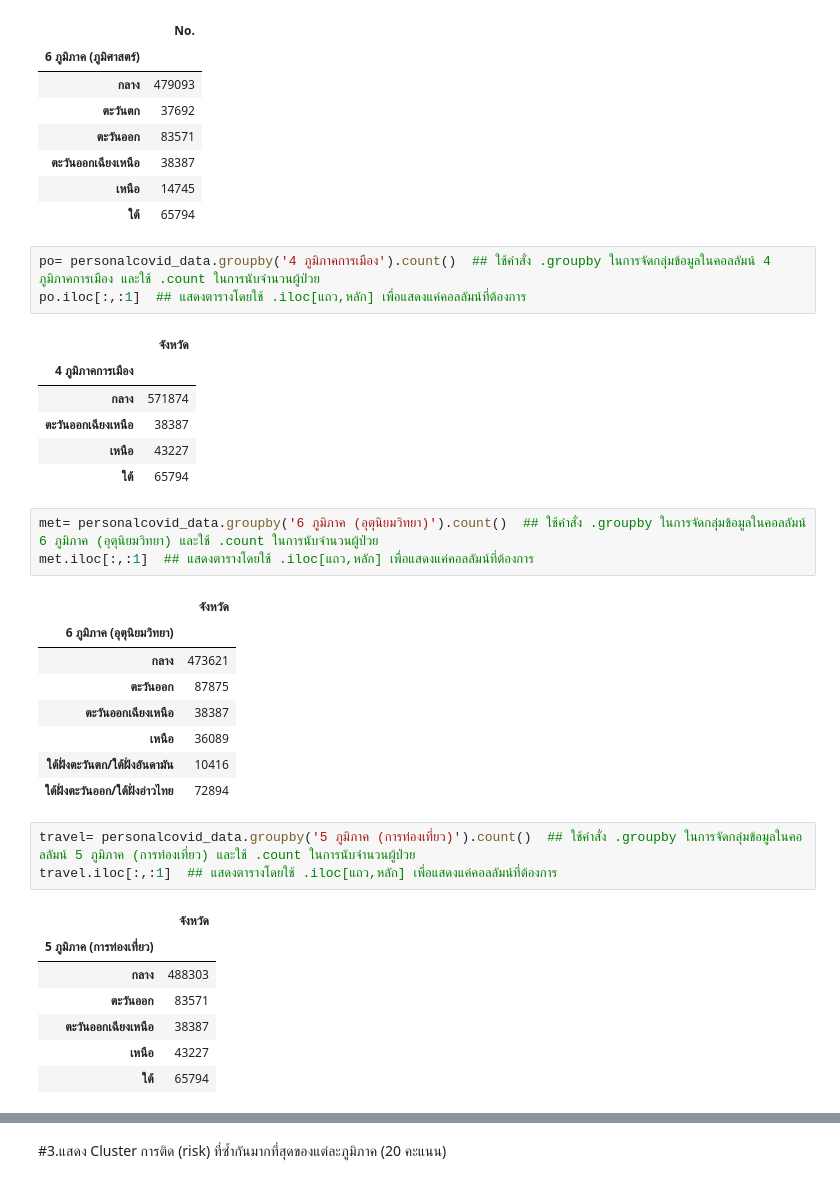
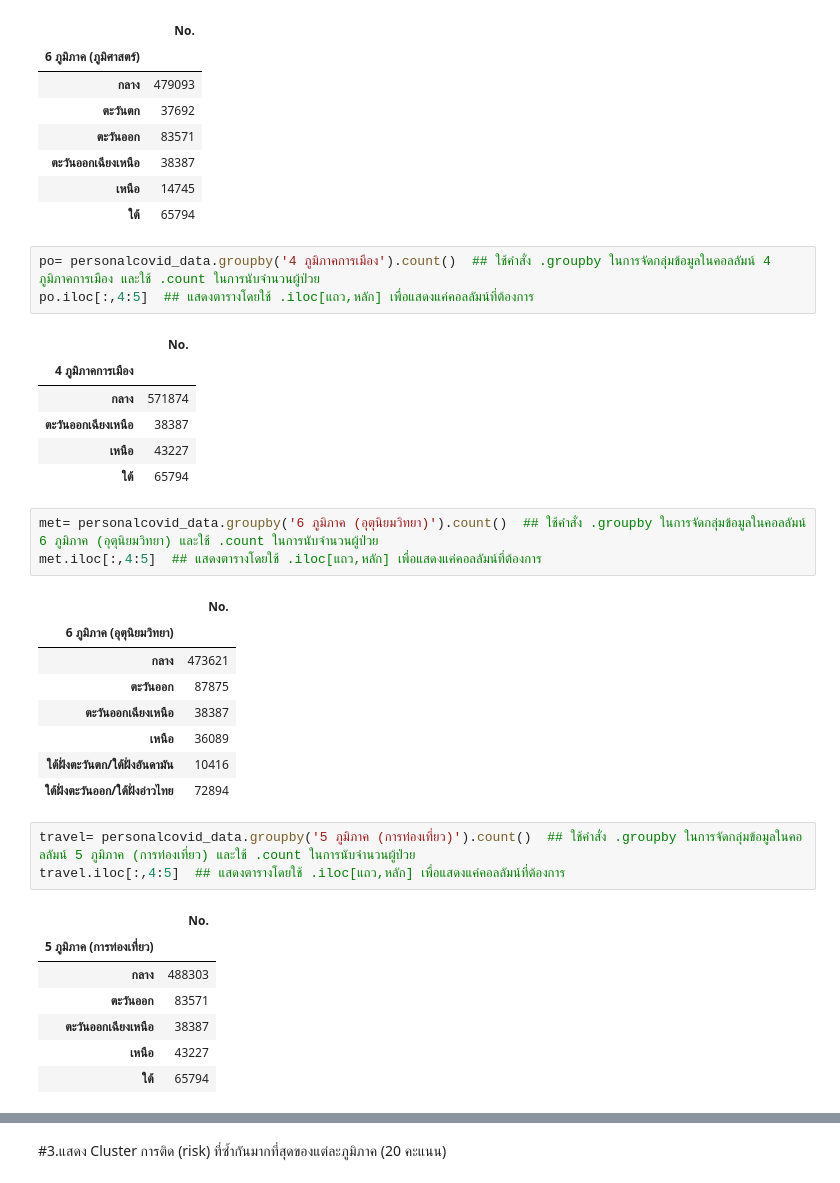
Before and after one commit to nichakornchaisuwan/data_viz_2022, a Jupyter notebook: BasicPython&DataViz_midterm2022.ipynb, the cells around one changed output, grey strips where cells are left out. Cells and saved outputs as stored; diff of their text form.

```diff
--- a/BasicPython&DataViz_midterm2022.ipynb
+++ b/BasicPython&DataViz_midterm2022.ipynb
@@ -561,9 +611,9 @@ geo.iloc[:,4:5]  ## แสดงตารางโดยใช้ .iloc[แถ
 | ใต้ | 65794 |
 # %%
 po= personalcovid_data.groupby('4 ภูมิภาคการเมือง').count()  ## ใช้คำสั่ง .groupby ในการจัดกลุ่มข้อมูลในคอลลัมน์ 4 ภูมิภาคการเมือง และใช้ .count ในการนับจำนวนผู้ป่วย
-po.iloc[:,:1]  ## แสดงตารางโดยใช้ .iloc[แถว,หลัก] เพื่อแสดงแค่คอลลัมน์ที่ต้องการ
+po.iloc[:,4:5]  ## แสดงตารางโดยใช้ .iloc[แถว,หลัก] เพื่อแสดงแค่คอลลัมน์ที่ต้องการ
 # %% [output]
-|  | จังหวัด |
+|  | No. |
 | 4 ภูมิภาคการเมือง |  |
 | กลาง | 571874 |
 | ตะวันออกเฉียงเหนือ | 38387 |
@@ -571,9 +621,9 @@ po.iloc[:,:1]  ## แสดงตารางโดยใช้ .iloc[แถว,
 | ใต้ | 65794 |
 # %%
 met= personalcovid_data.groupby('6 ภูมิภาค (อุตุนิยมวิทยา)').count()  ## ใช้คำสั่ง .groupby ในการจัดกลุ่มข้อมูลในคอลลัมน์ 6 ภูมิภาค (อุตุนิยมวิทยา) และใช้ .count ในการนับจำนวนผู้ป่วย
-met.iloc[:,:1]  ## แสดงตารางโดยใช้ .iloc[แถว,หลัก] เพื่อแสดงแค่คอลลัมน์ที่ต้องการ
+met.iloc[:,4:5]  ## แสดงตารางโดยใช้ .iloc[แถว,หลัก] เพื่อแสดงแค่คอลลัมน์ที่ต้องการ
 # %% [output]
-|  | จังหวัด |
+|  | No. |
 | 6 ภูมิภาค (อุตุนิยมวิทยา) |  |
 | กลาง | 473621 |
 | ตะวันออก | 87875 |
@@ -583,9 +633,9 @@ met.iloc[:,:1]  ## แสดงตารางโดยใช้ .iloc[แถว
 | ใต้ฝั่งตะวันออก/ใต้ฝั่งอ่าวไทย | 72894 |
 # %%
 travel= personalcovid_data.groupby('5 ภูมิภาค (การท่องเที่ยว)').count()  ## ใช้คำสั่ง .groupby ในการจัดกลุ่มข้อมูลในคอลลัมน์ 5 ภูมิภาค (การท่องเที่ยว) และใช้ .count ในการนับจำนวนผู้ป่วย
-travel.iloc[:,:1]  ## แสดงตารางโดยใช้ .iloc[แถว,หลัก] เพื่อแสดงแค่คอลลัมน์ที่ต้องการ
+travel.iloc[:,4:5]  ## แสดงตารางโดยใช้ .iloc[แถว,หลัก] เพื่อแสดงแค่คอลลัมน์ที่ต้องการ
 # %% [output]
-|  | จังหวัด |
+|  | No. |
 | 5 ภูมิภาค (การท่องเที่ยว) |  |
 | กลาง | 488303 |
 | ตะวันออก | 83571 |
```
Also changed, not shown: parts of 5 cells of this notebook.
